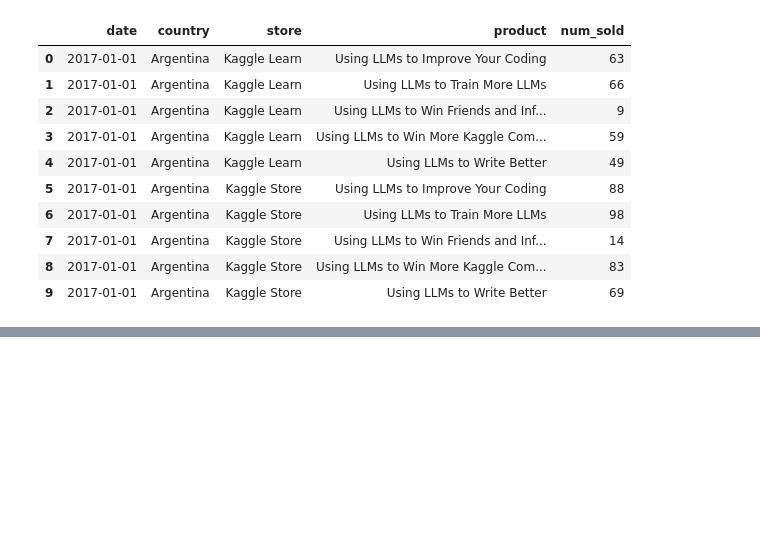
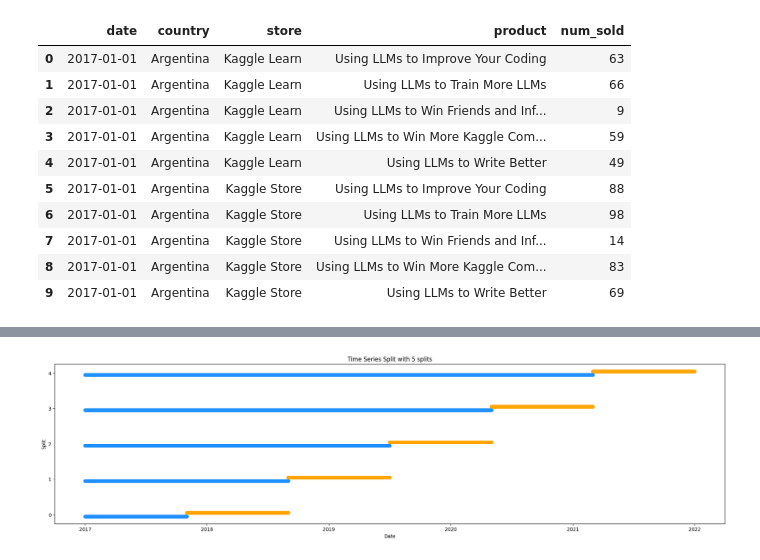
Before and after one commit to WestedCrean/kaggle-notes, a Jupyter notebook: playground-series-s3e19/cross_validation.ipynb, the cells around one changed output, grey strips where cells are left out. Drawn from its saved outputs; the diff is of its cells as text; code cells hidden in the pictures; blank space fills up the shorter version.

```diff
--- a/playground-series-s3e19/cross_validation.ipynb
+++ b/playground-series-s3e19/cross_validation.ipynb
@@ -63,0 +85,7 @@ plot_kfold_split(df_train, TimeSeriesSplit(n_splits=5))
+# %%
+from sklearn.model_selection import TimeSeriesSplit
+
+n_splits = 5
+plot_kfold_split(df_train, TimeSeriesSplit(n_splits=n_splits), n_splits, f'Time Series Split with {n_splits} splits')
+# %% [output]
+[figure, added]
```
Also changed, not shown: parts of 5 cells of this notebook, 48 other files.
